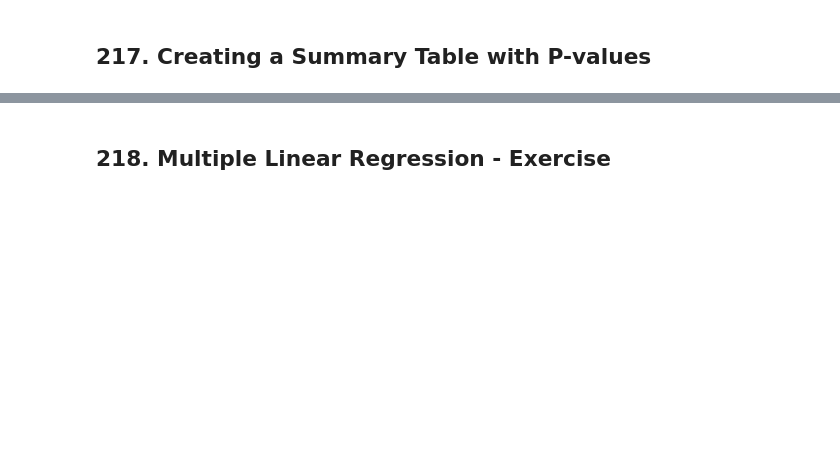
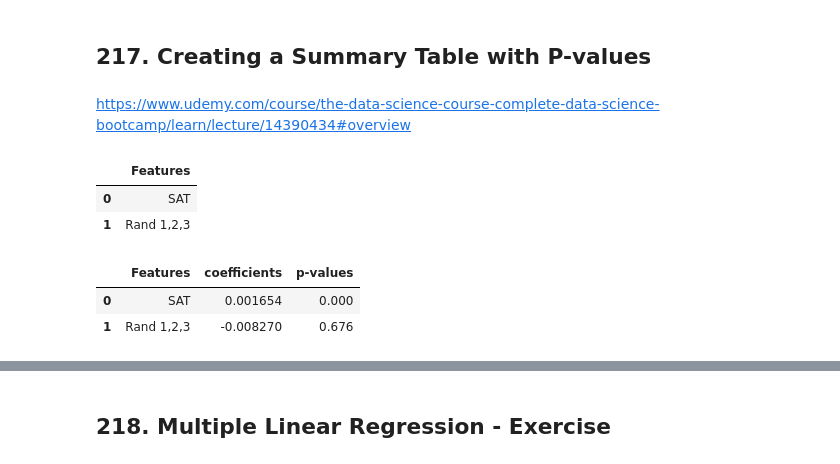
Before and after one commit to Mrchmdani/Mrchmdani, a Jupyter notebook: MyLearning/Udemy/The Data Science Course 2022 - Complete Data Science Bootcamp/Udemy - Complete Data Science Bootcamp - Part5 - Advanced Statistical Methods in Pthon.ipynb, the cells around one changed output, grey strips where cells are left out. Drawn from its saved outputs; the diff is of its cells as text; code cells hidden in the pictures; blank space fills up the shorter version.

```diff
--- a/MyLearning/Udemy/The Data Science Course 2022 - Complete Data Science Bootcamp/Udemy - Complete Data Science Bootcamp - Part5 - Advanced Statistical Methods in Pthon.ipynb
+++ b/MyLearning/Udemy/The Data Science Course 2022 - Complete Data Science Bootcamp/Udemy - Complete Data Science Bootcamp - Part5 - Advanced Statistical Methods in Pthon.ipynb
@@ -1235,0 +1393,14 @@ LinearRegression()
+# %%
+# creting regression
+
+x = data[['SAT', 'Rand 1,2,3']]
+y = data['GPA']
+# %%
+# regression
+
+reg = LinearRegression()
+reg.fit(x,y).get_params()
+
+# Notice that the cell executed without an error, because we already assign x for multiple array
+# sklearn is optimized for multiple linear regression
+# We needed no more than two lines of code to create a machine learning model.
@@ -1241,0 +1517,5 @@ LinearRegression()
+# %%
+# Creating variable P-Value
+
+p_values = f_regression(x,y)[1]
+p_values
@@ -1244,2 +1552,31 @@ LinearRegression()
 # %% [markdown]
 ## 217. Creating a Summary Table with P-values
+# %% [markdown]
+https://www.udemy.com/course/the-data-science-course-complete-data-science-bootcamp/learn/lecture/14390434#overview
+# %%
+# Creating Data Frame
+
+# reg_summary = pd.DataFrame(data=['SAT',  'Rand 1,2,3'], columns=['Features'])
+
+# If we want to parameterize our code, we would not write the names of the two features,
+# but rather refer to the column values of the data frame, X.
+
+reg_summary = pd.DataFrame(data= x.columns.values, columns=['Features'])
+reg_summary
+
+# After executing the cell, we find that the result is identical.
+# However, much more preferable for models with dozens or hundreds of features.
+# %% [output]
+|  | Features |
+| 0 | SAT |
+| 1 | Rand 1,2,3 |
+# %%
+# Adding new column to Data Frame called Coefficients and P-Values
+
+reg_summary['coefficients'] = reg.coef_
+reg_summary['p-values'] = p_values.round(3)
+reg_summary
+# %% [output]
+|  | Features | coefficients | p-values |
+| 0 | SAT | 0.001654 | 0.000 |
+| 1 | Rand 1,2,3 | -0.008270 | 0.676 |
```
Also changed, not shown: parts of 54 cells of this notebook, 17 other files.
